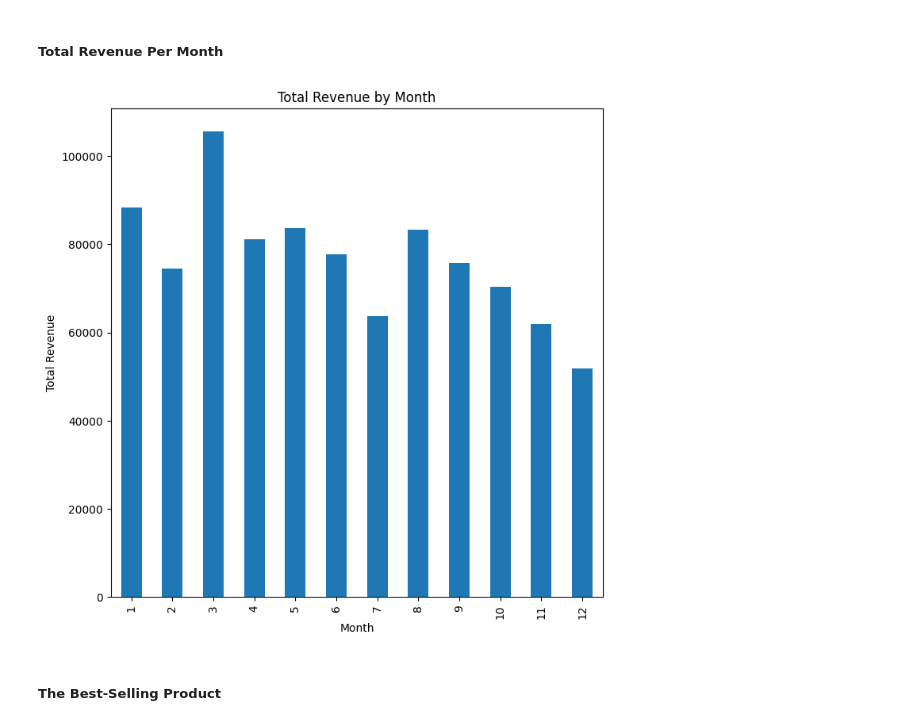
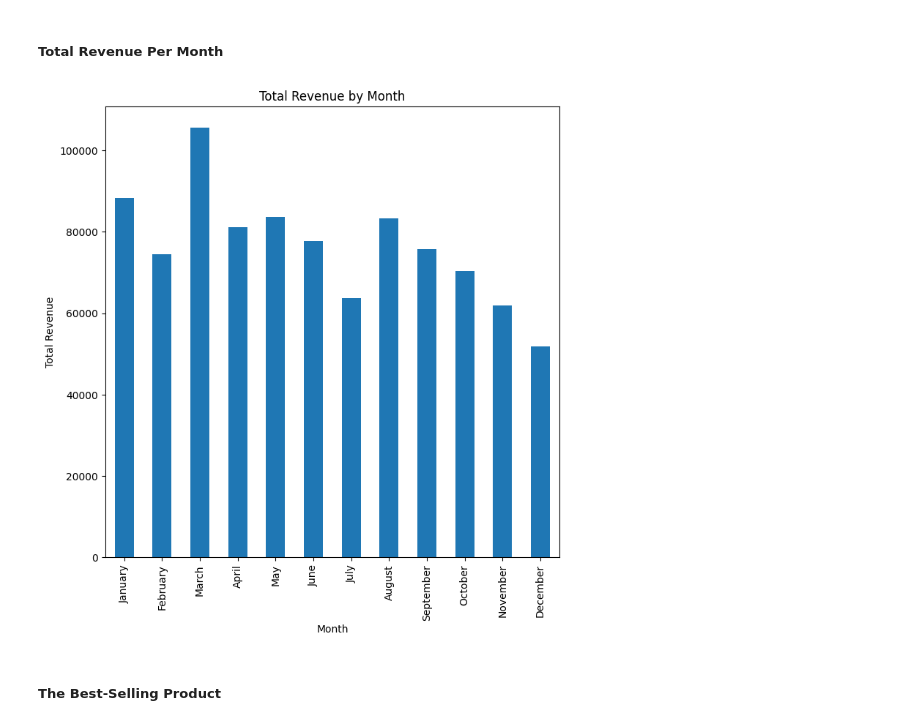
Before and after one commit to marvinobig/pcparts-da, a Jupyter notebook: sales-analysis.ipynb, the cells around one changed output. Drawn from its saved outputs; the diff is of its cells as text; code cells hidden in the pictures.

```diff
--- a/sales-analysis.ipynb
+++ b/sales-analysis.ipynb
@@ -111,13 +111,15 @@ sales_data_cleaned[['quantity_ordered', 'price_each', 'total_price']].describe()
 # %% [markdown]
 ##### Total Revenue Per Month
 # %%
-sales_data_cleaned.groupby(sales_data_cleaned['order_date'].dt.month)['total_price'].sum().plot(kind='bar', figsize=(8, 8))
+month_order = ['January', 'February', 'March', 'April', 'May', 'June', 'July', 'August', 'September', 'October', 'November', 'December']
+sales_data_cleaned.groupby(sales_data_cleaned['order_date'].dt.month_name())['total_price'].sum().reindex(month_order).plot(kind='bar', figsize=(8, 8))
+
 plt.title('Total Revenue by Month')
 plt.xlabel('Month')
 plt.ylabel('Total Revenue')
 plt.show()
 # %% [output]
-[figure, old version]
+[figure, new version]
 # %% [markdown]
 ##### The Best-Selling Product
 # %%
```
Also changed, not shown: parts of 5 cells of this notebook.
